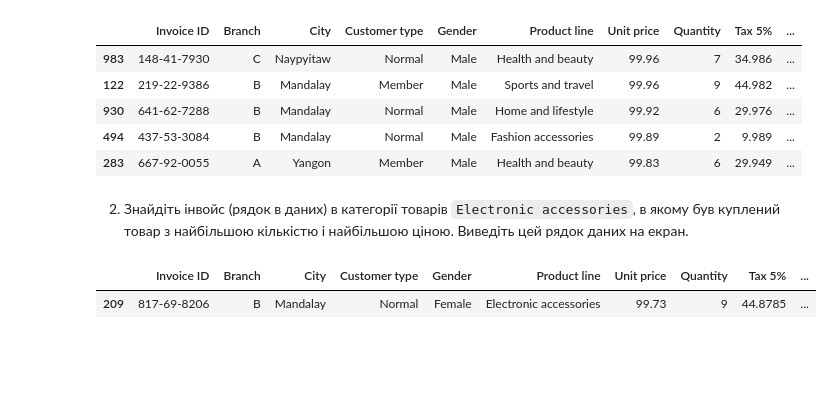
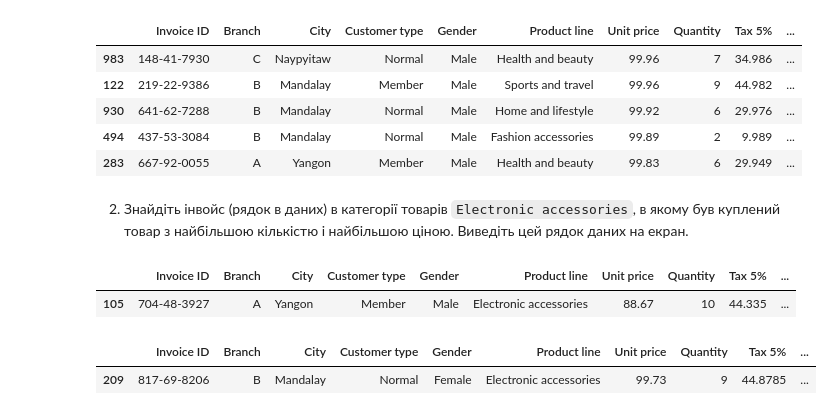
Before and after one commit to Yulia-Momotyuk/DLA-data-analysis-practice, a Jupyter notebook: Python/HW-6.3 Advanced data processing methods in Pandas.ipynb, the cells around one changed output. Drawn from its saved outputs; the diff is of its cells as text; code cells hidden in the pictures; blank space fills up the shorter version.

```diff
--- a/Python/HW-6.3 Advanced data processing methods in Pandas.ipynb
+++ b/Python/HW-6.3 Advanced data processing methods in Pandas.ipynb
@@ -38,4 +38,10 @@ df.sort_values('Unit price', ascending=False).head(5)
 | 283 | 667-92-0055 | A | Yangon | Member | Male | Health and beauty | 99.83 | 6 | 29.949 | ... |
 # %% [markdown]
 2. Знайдіть інвойс (рядок в даних) в категорії товарів `Electronic accessories`, в якому був куплений товар з найбільшою кількістю і найбільшою ціною. Виведіть цей рядок даних на екран.
+# %%
+# Quantity
+df[df['Product line']=='Electronic accessories'].sort_values(by=["Quantity", "Unit price"], ascending=[False, False]).head(1)
+# %% [output]
+|  | Invoice ID | Branch | City | Customer type | Gender | Product line | Unit price | Quantity | Tax 5% | ... |
+| 105 | 704-48-3927 | A | Yangon | Member | Male | Electronic accessories | 88.67 | 10 | 44.335 | ... |
 # %%
```
Also changed, not shown: parts of 1 cell of this notebook.
